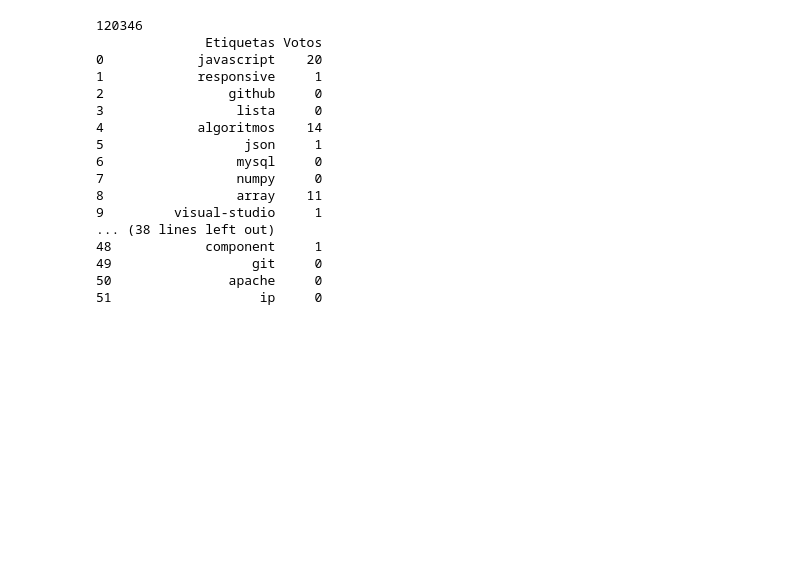
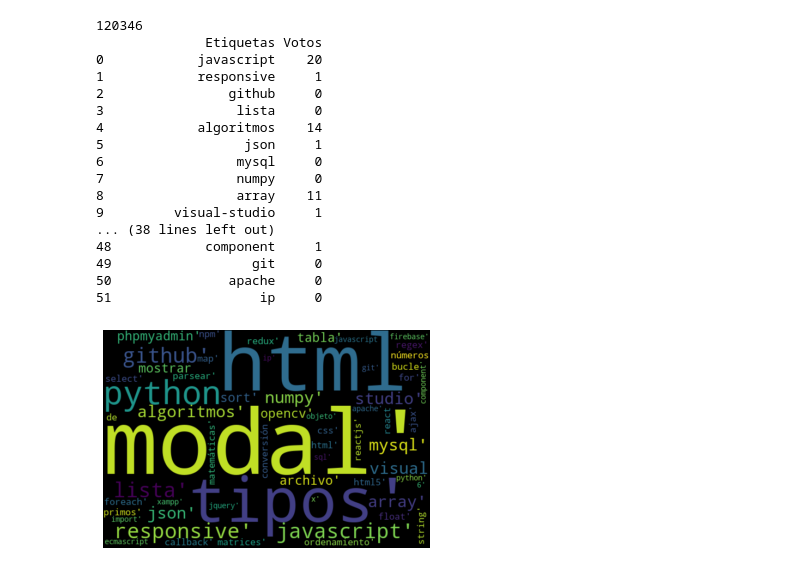
Before and after one commit to JoshCast777/WordCloud_Python, a Jupyter notebook: WordCloud_Process.ipynb, the cells around one changed output. Cells and saved outputs as stored; diff of their text form; code cells hidden in the pictures; blank space fills up the shorter version.

```diff
--- a/WordCloud_Process.ipynb
+++ b/WordCloud_Process.ipynb
@@ -8,6 +8,8 @@ Se hace el scraping de la página del usuario de StackOverflow y se lo muestra e
 #Se importan las librerías
 import requests as rq
 import pandas as pd
+import matplotlib.pyplot as plt
+from wordcloud import WordCloud
 from bs4 import BeautifulSoup as bs
 
 #Se crean las listan que contendrán los valores
@@ -28,30 +30,40 @@ votes=soup.find_all('div', class_='answer-votes')
 
 #Se guarda cada etiqueta y voto en sus respectivas listas.
 for i in tags:
   tg.append(i.text)
 for i in votes:
   vt.append(i.text)
 if len(tg)!=len(vt):
   tg.pop(0)
 
 #Se muestran los valores en una tabla
 df=pd.DataFrame({'Etiquetas': tg, 'Votos': vt})
 print(df)
+
+#Se debe transformar la columna de etiquetas a un string
+text=df['Etiquetas'].values
+
+#Se crea la nube de palabras
+wordcloud=WordCloud(width=600, height=400).generate(str(text))
+plt.imshow(wordcloud, interpolation='bilinear')
+plt.axis("off")
+plt.show()
 # %% [output]
 120346
               Etiquetas Votos
 0            javascript    20
 1            responsive     1
 2                github     0
 3                 lista     0
 4            algoritmos    14
 5                  json     1
 6                 mysql     0
 7                 numpy     0
 8                 array    11
 9         visual-studio     1
 ... (38 lines left out)
 48            component     1
 49                  git     0
 50               apache     0
 51                   ip     0
+[figure, added]
```
Also changed, not shown: parts of 3 cells of this notebook.
